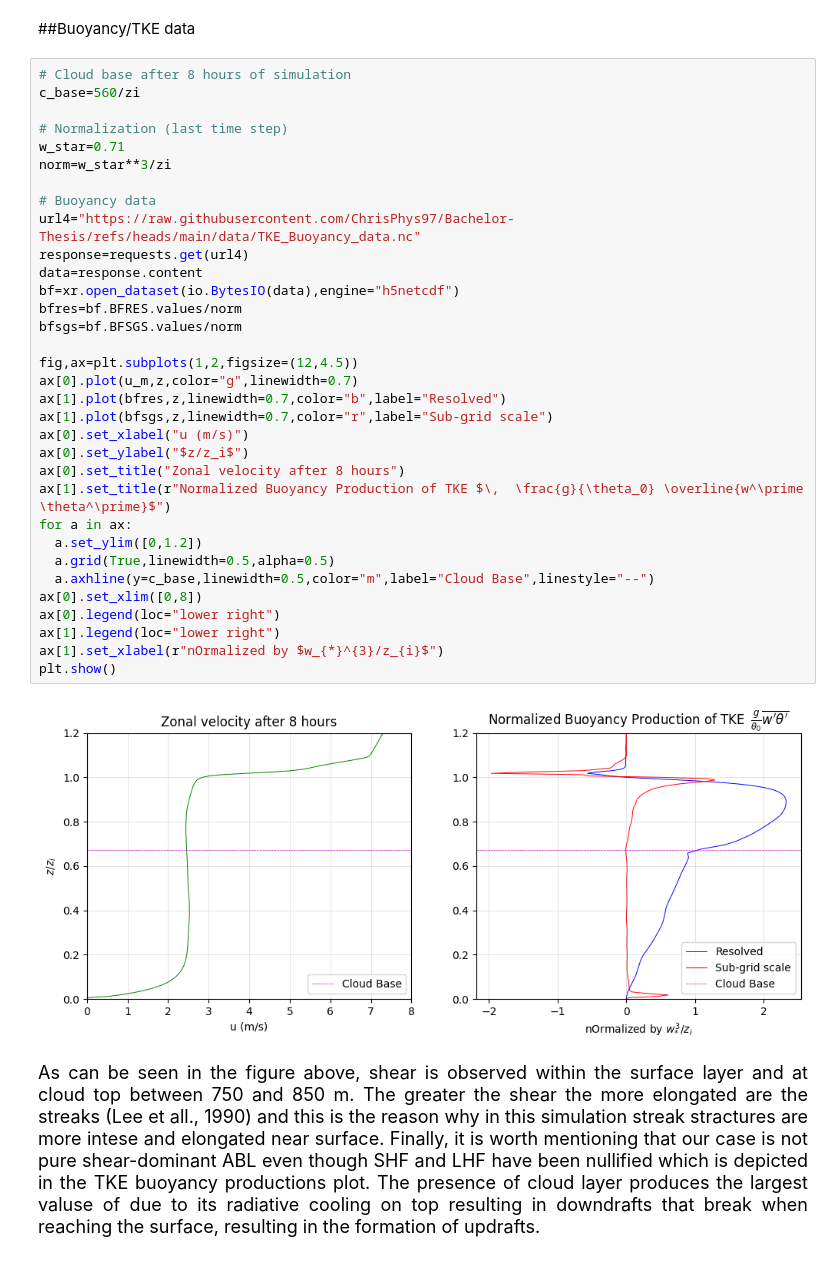
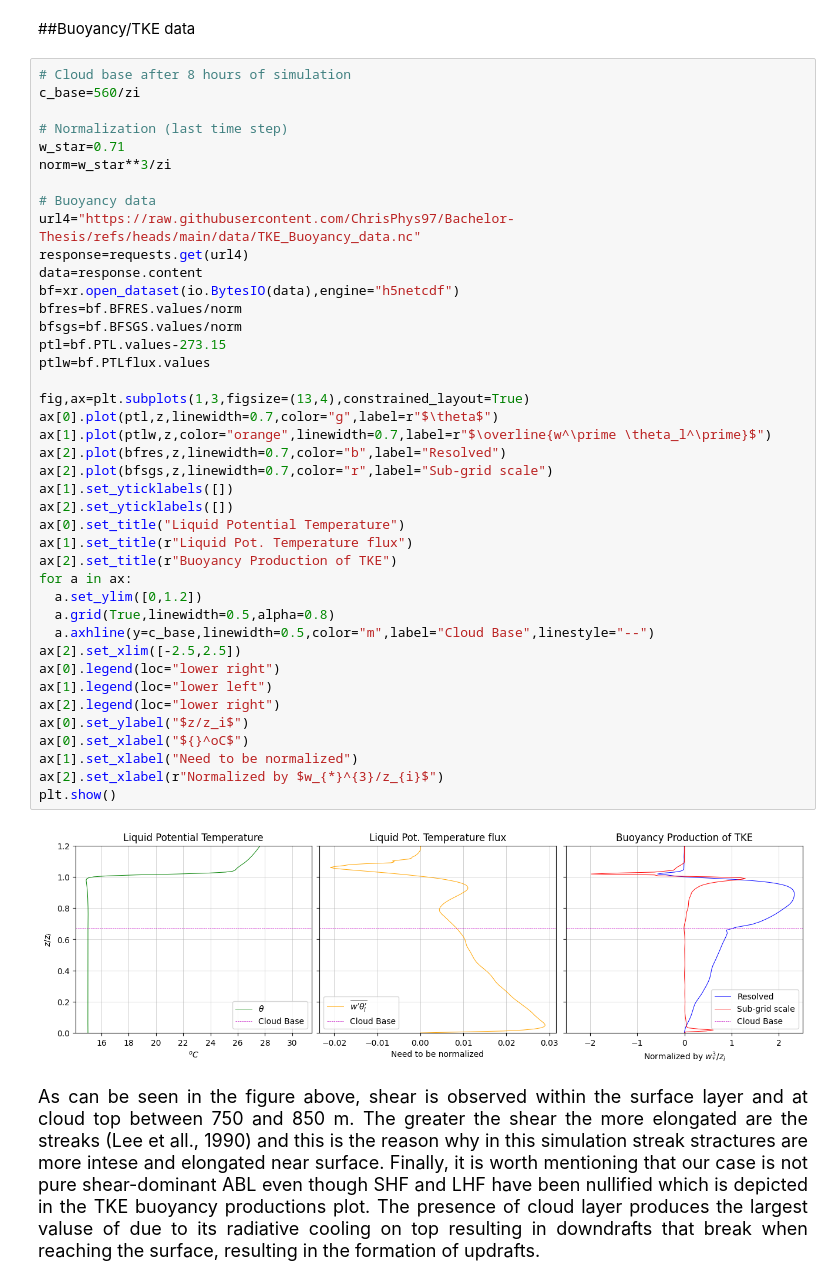
Before and after one commit to ChrisPhys97/Bachelor-Thesis, a Jupyter notebook: Data Visualization.ipynb, the cells around one changed output. Saved outputs shown, nothing was run; the diff lists cells and outputs as text.

```diff
--- a/Data Visualization.ipynb
+++ b/Data Visualization.ipynb
@@ -142,38 +140,46 @@ Above the surface layer, streaks have spanwise width larger than the boundary la
 # %%
 # Cloud base after 8 hours of simulation
 c_base=560/zi
 
 # Normalization (last time step)
 w_star=0.71
 norm=w_star**3/zi
 
 # Buoyancy data
 url4="https://raw.githubusercontent.com/ChrisPhys97/Bachelor-Thesis/refs/heads/main/data/TKE_Buoyancy_data.nc"
 response=requests.get(url4)
 data=response.content
 bf=xr.open_dataset(io.BytesIO(data),engine="h5netcdf")
 bfres=bf.BFRES.values/norm
 bfsgs=bf.BFSGS.values/norm
+ptl=bf.PTL.values-273.15
+ptlw=bf.PTLflux.values
 
-fig,ax=plt.subplots(1,2,figsize=(12,4.5))
-ax[0].plot(u_m,z,color="g",linewidth=0.7)
-ax[1].plot(bfres,z,linewidth=0.7,color="b",label="Resolved")
-ax[1].plot(bfsgs,z,linewidth=0.7,color="r",label="Sub-grid scale")
-ax[0].set_xlabel("u (m/s)")
-ax[0].set_ylabel("$z/z_i$")
-ax[0].set_title("Zonal velocity after 8 hours")
-ax[1].set_title(r"Normalized Buoyancy Production of TKE $\,  \frac{g}{\theta_0} \overline{w^\prime \theta^\prime}$")
+fig,ax=plt.subplots(1,3,figsize=(13,4),constrained_layout=True)
+ax[0].plot(ptl,z,linewidth=0.7,color="g",label=r"$\theta$")
+ax[1].plot(ptlw,z,color="orange",linewidth=0.7,label=r"$\overline{w^\prime \theta_l^\prime}$")
+ax[2].plot(bfres,z,linewidth=0.7,color="b",label="Resolved")
+ax[2].plot(bfsgs,z,linewidth=0.7,color="r",label="Sub-grid scale")
+ax[1].set_yticklabels([])
+ax[2].set_yticklabels([])
+ax[0].set_title("Liquid Potential Temperature")
+ax[1].set_title(r"Liquid Pot. Temperature flux")
+ax[2].set_title(r"Buoyancy Production of TKE")
 for a in ax:
   a.set_ylim([0,1.2])
-  a.grid(True,linewidth=0.5,alpha=0.5)
+  a.grid(True,linewidth=0.5,alpha=0.8)
   a.axhline(y=c_base,linewidth=0.5,color="m",label="Cloud Base",linestyle="--")
-ax[0].set_xlim([0,8])
+ax[2].set_xlim([-2.5,2.5])
 ax[0].legend(loc="lower right")
-ax[1].legend(loc="lower right")
-ax[1].set_xlabel(r"nOrmalized by $w_{*}^{3}/z_{i}$")
+ax[1].legend(loc="lower left")
+ax[2].legend(loc="lower right")
+ax[0].set_ylabel("$z/z_i$")
+ax[0].set_xlabel("${}^oC$")
+ax[1].set_xlabel("Need to be normalized")
+ax[2].set_xlabel(r"Normalized by $w_{*}^{3}/z_{i}$")
 plt.show()
 # %% [output]
-[figure, old version]
+[figure, new version]
 # %% [markdown]
 <div style="text-align: justify;
 text-justify: inter-word; font-size: 18px;">
```
Also changed, not shown: parts of 2 cells of this notebook.
